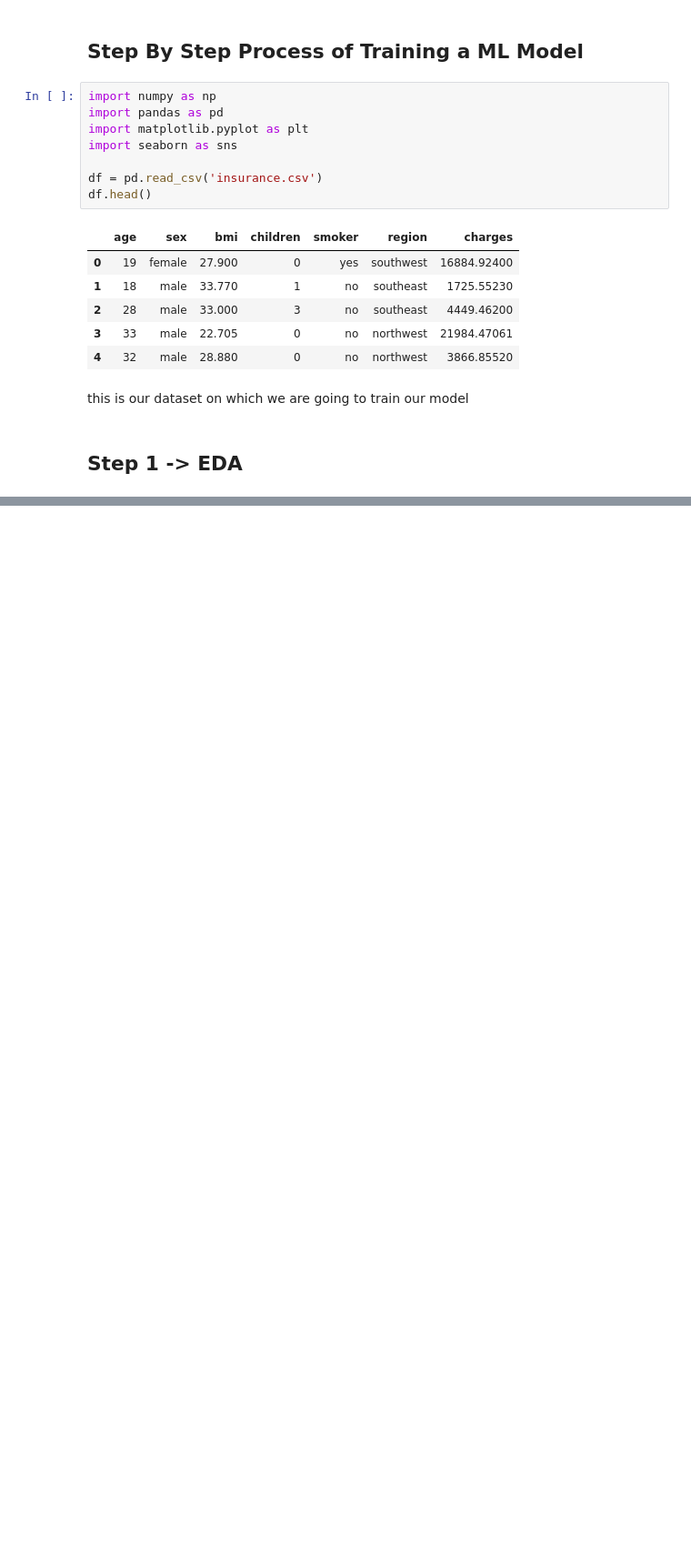
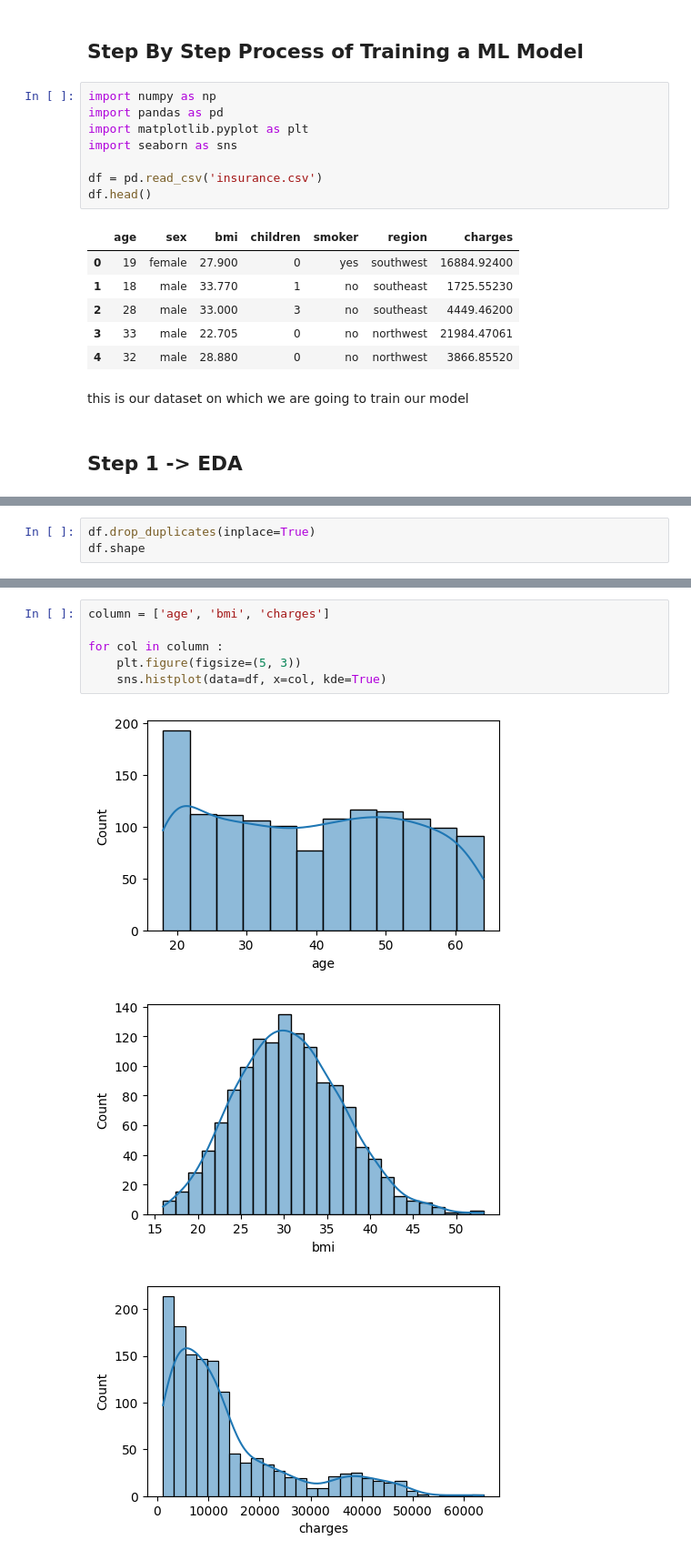
Before and after one commit to Mohitgoswami18/ML-DS-Journey, a Jupyter notebook: 07_Basics_Of_Machine_Learning/Project_01/code.ipynb, the cells around one changed output, grey strips where cells are left out. Shown at 91% size. Saved outputs shown, nothing was run; the diff lists cells and outputs as text; blank space fills up the shorter version.

Commit message:
added data preprocessing project

```diff
--- a/07_Basics_Of_Machine_Learning/Project_01/code.ipynb
+++ b/07_Basics_Of_Machine_Learning/Project_01/code.ipynb
@@ -21,0 +51,3 @@ this is our dataset on which we are going to train our model
+# %%
+df.drop_duplicates(inplace=True)
+df.shape
@@ -21,0 +60,10 @@ this is our dataset on which we are going to train our model
+# %%
+column = ['age', 'bmi', 'charges']
+
+for col in column :
+    plt.figure(figsize=(5, 3))
+    sns.histplot(data=df, x=col, kde=True)
+# %% [output]
+[figure, added]
+[figure, added]
+[figure, added]
```
Also changed, not shown: parts of 30 cells of this notebook.
